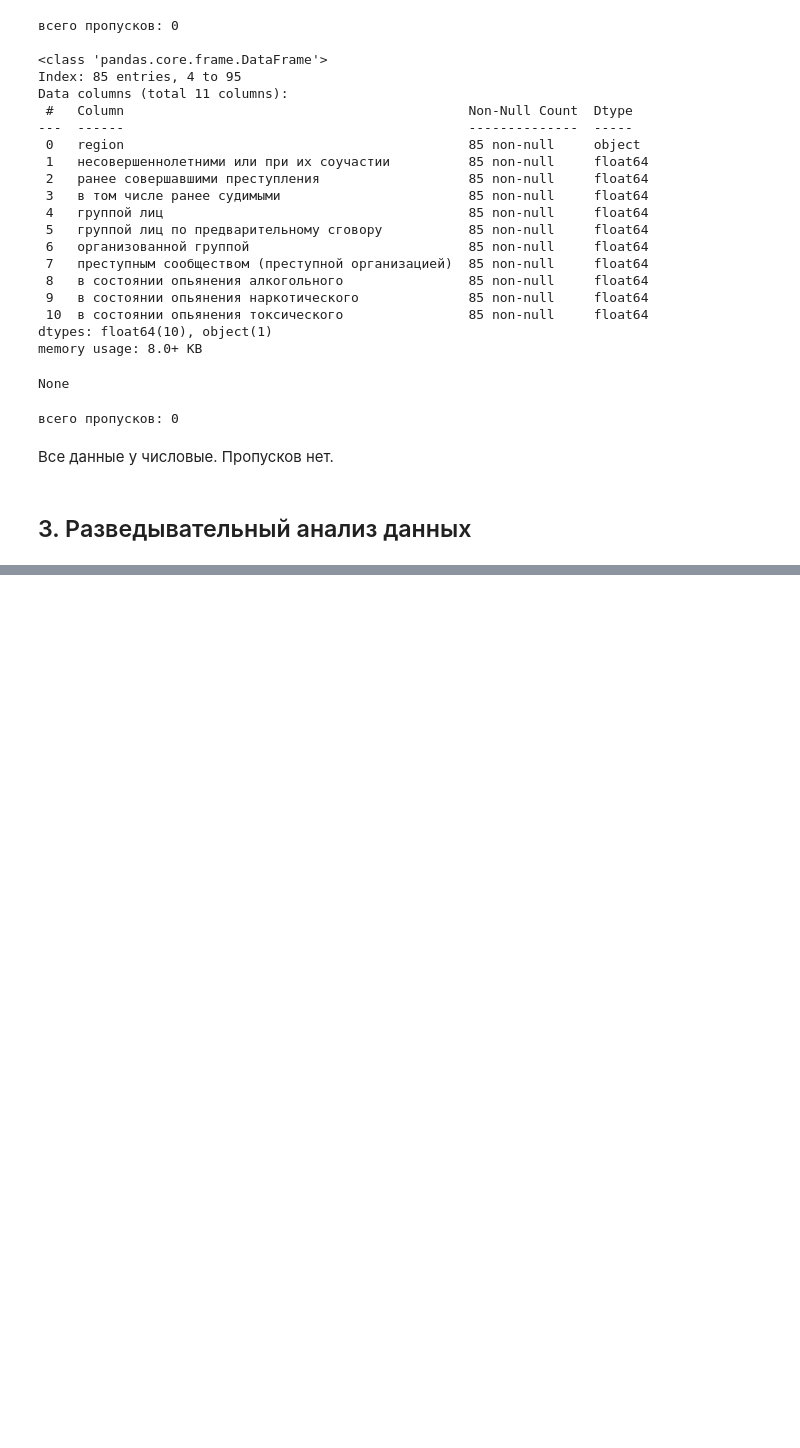
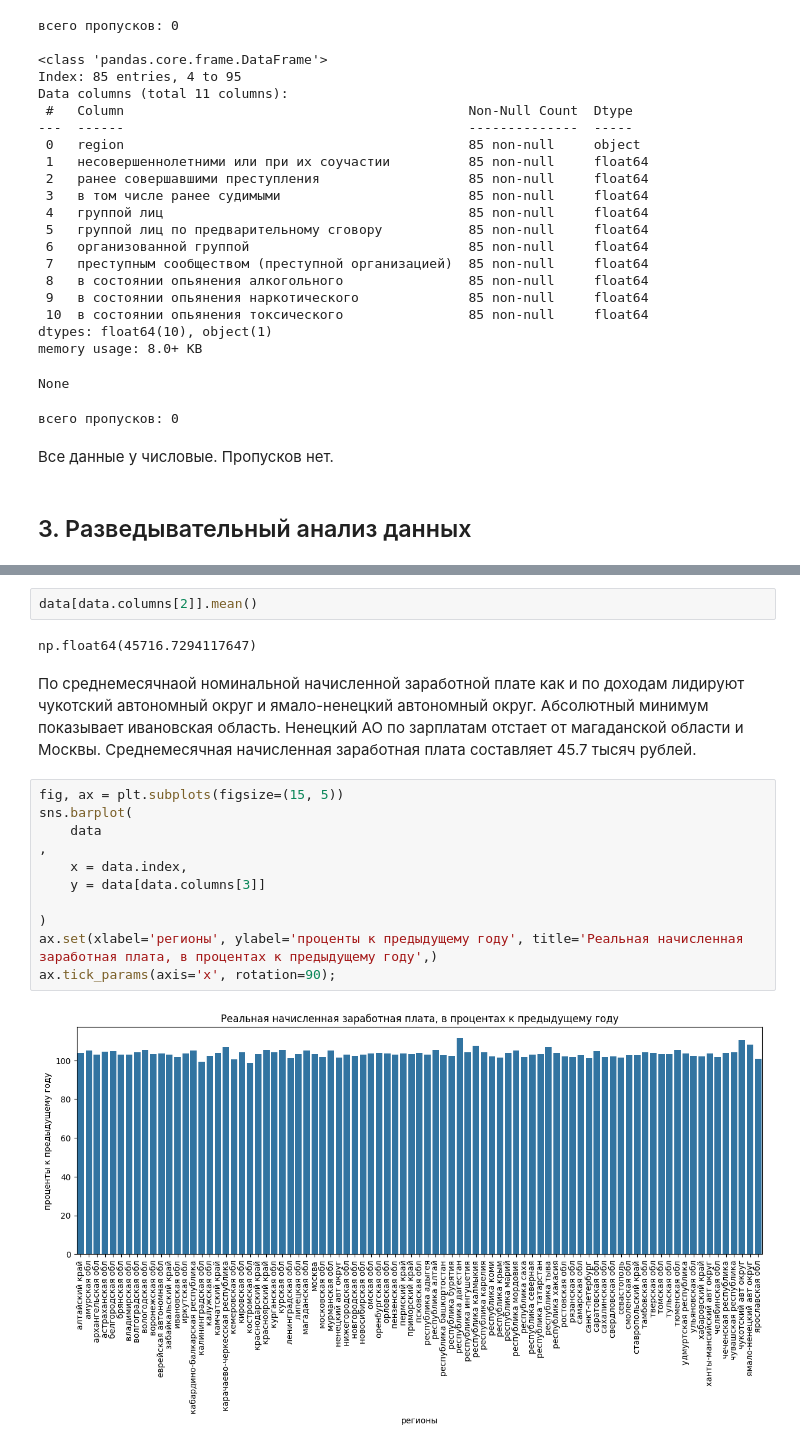
Before and after one commit to eartzhi/Identification_of_vulnerable_population_groups, a Jupyter notebook: main.ipynb, the cells around one changed output, grey strips where cells are left out. Drawn from its saved outputs; the diff is of its cells as text; blank space fills up the shorter version.

```diff
--- a/main.ipynb
+++ b/main.ipynb
@@ -660,0 +708,19 @@ ax.tick_params(axis='x', rotation=90);
+# %%
+data[data.columns[2]].mean()
+# %% [output]
+np.float64(45716.7294117647)
+# %% [markdown]
+По среднемесячнаой номинальной начисленной заработной плате как и по доходам лидируют чукотский автономный округ и ямало-ненецкий автономный округ. Абсолютный минимум показывает ивановская область. Ненецкий АО по зарплатам отстает от магаданской области и Москвы. Среднемесячная начисленная заработная плата составляет 45.7 тысяч рублей.
+# %%
+fig, ax = plt.subplots(figsize=(15, 5))
+sns.barplot(
+    data
+,
+    x = data.index,
+    y = data[data.columns[3]]
+
+)
+ax.set(xlabel='регионы', ylabel='проценты к предыдущему году', title='Реальная начисленная заработная плата, в процентах к предыдущему году',)
+ax.tick_params(axis='x', rotation=90);
+# %% [output]
+[figure, added]
```
Also changed, not shown: parts of 85 cells of this notebook, 2 other files.
